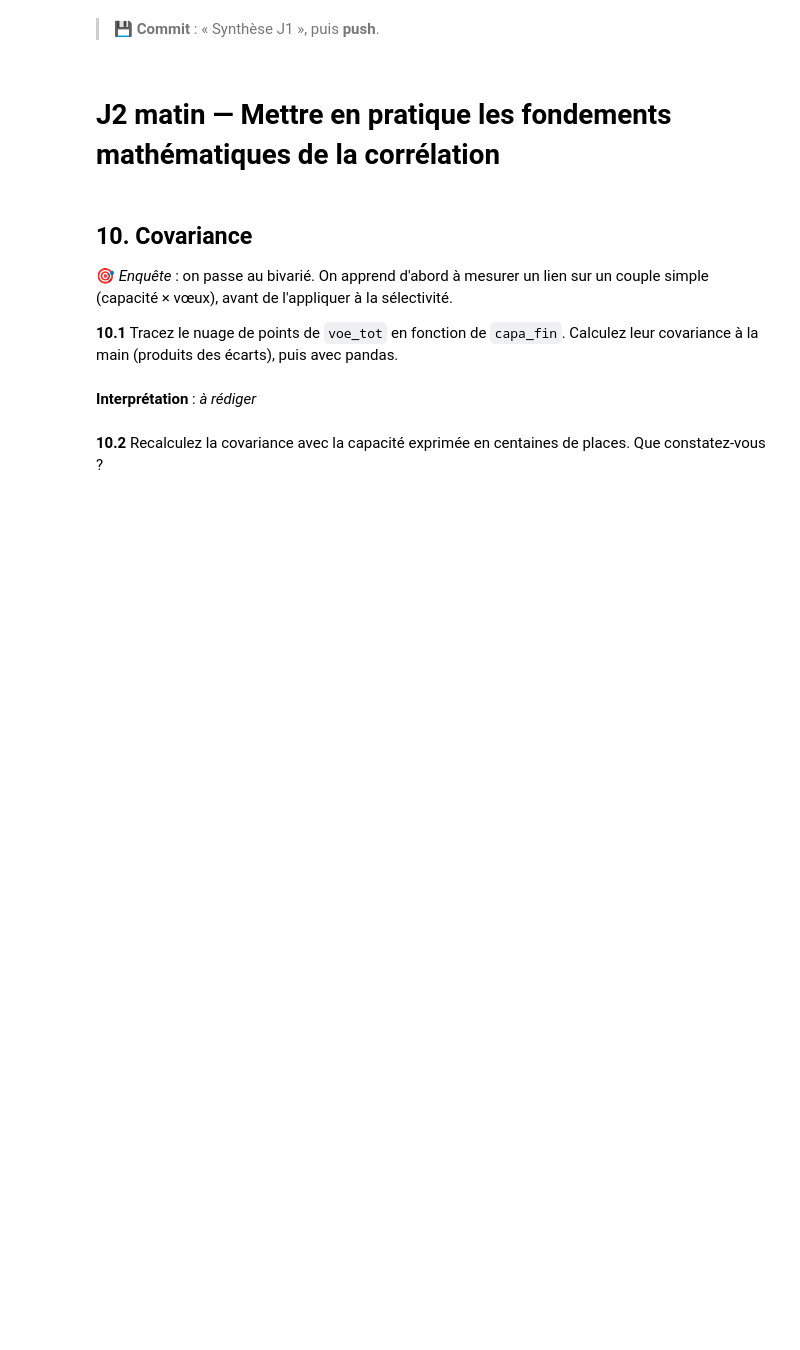
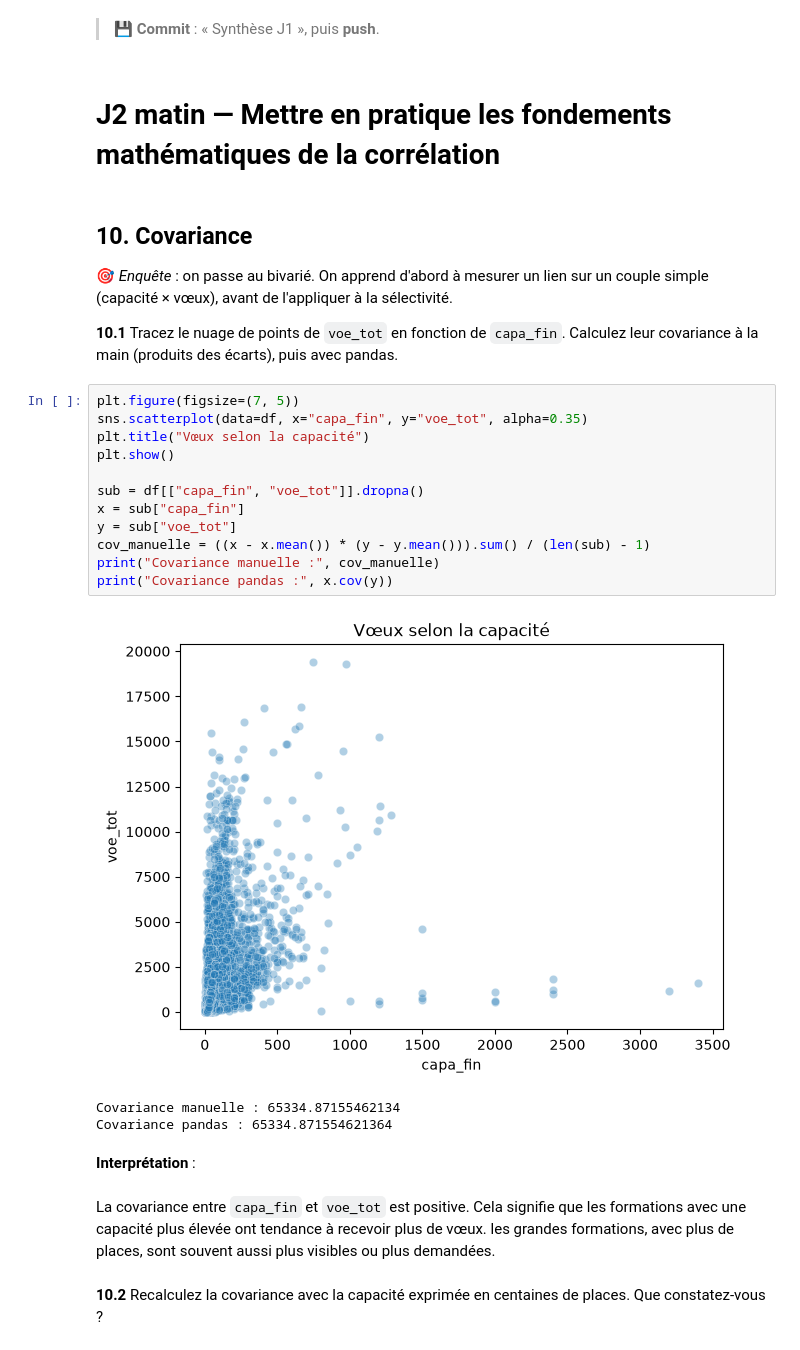
Before and after one commit to Anaisblk/Analyse-Parcoursup, a Jupyter notebook: TP_Parcoursup.ipynb, the cells around one changed output. Drawn from its saved outputs; the diff is of its cells as text; blank space fills up the shorter version.

Commit message:
Covariance

```diff
--- a/TP_Parcoursup.ipynb
+++ b/TP_Parcoursup.ipynb
@@ -771,7 +770,25 @@ Une formation typique a un taux d'accès proche de 54 %, donc environ un candida
 🎯 *Enquête* : on passe au bivarié. On apprend d'abord à mesurer un lien sur un couple simple (capacité × vœux), avant de l'appliquer à la sélectivité.
 
 **10.1** Tracez le nuage de points de `voe_tot` en fonction de `capa_fin`. Calculez leur covariance à la main (produits des écarts), puis avec pandas.
+# %%
+plt.figure(figsize=(7, 5))
+sns.scatterplot(data=df, x="capa_fin", y="voe_tot", alpha=0.35)
+plt.title("Vœux selon la capacité")
+plt.show()
+
+sub = df[["capa_fin", "voe_tot"]].dropna()
+x = sub["capa_fin"]
+y = sub["voe_tot"]
+cov_manuelle = ((x - x.mean()) * (y - y.mean())).sum() / (len(sub) - 1)
+print("Covariance manuelle :", cov_manuelle)
+print("Covariance pandas :", x.cov(y))
+# %% [output]
+[figure, added]
+Covariance manuelle : 65334.87155462134
+Covariance pandas : 65334.871554621364
 # %% [markdown]
-**Interprétation** : _à rédiger_
+**Interprétation** :
+# %% [markdown]
+La covariance entre `capa_fin` et `voe_tot` est positive. Cela signifie que les formations avec une capacité plus élevée ont tendance à recevoir plus de vœux. les grandes formations, avec plus de places, sont souvent aussi plus visibles ou plus demandées.
 # %% [markdown]
 **10.2** Recalculez la covariance avec la capacité exprimée en centaines de places. Que constatez-vous ?
```
Also changed, not shown: parts of 19 cells of this notebook.
